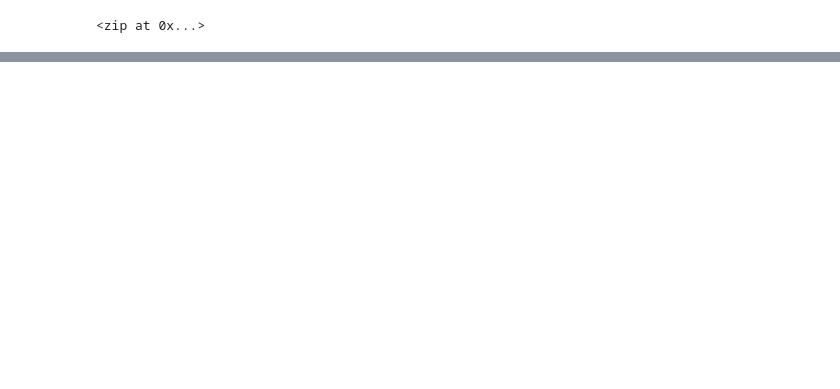
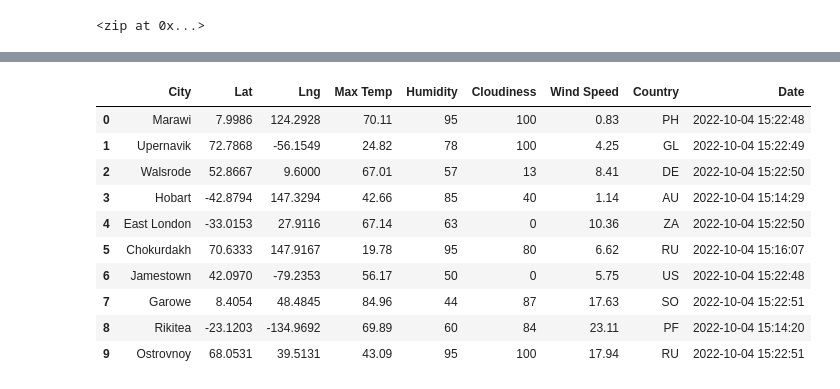
Before and after one commit to ezeokerita333/World_Weather_Analysis, a Jupyter notebook: WeatherPy.ipynb, the cells around one changed output, grey strips where cells are left out. Cells and saved outputs as stored; diff of their text form; code cells hidden in the pictures; blank space fills up the shorter version.

```diff
--- a/WeatherPy.ipynb
+++ b/WeatherPy.ipynb
@@ -30,0 +142,16 @@ len(cities)
+# %%
+# Convert the array of dictionaries to a Pandas DataFrame.
+city_data_df = pd.DataFrame(city_data)
+city_data_df.head(10)
+# %% [output]
+|  | City | Lat | Lng | Max Temp | Humidity | Cloudiness | Wind Speed | Country | Date |
+| 0 | Marawi | 7.9986 | 124.2928 | 70.11 | 95 | 100 | 0.83 | PH | 2022-10-04 15:22:48 |
+| 1 | Upernavik | 72.7868 | -56.1549 | 24.82 | 78 | 100 | 4.25 | GL | 2022-10-04 15:22:49 |
+| 2 | Walsrode | 52.8667 | 9.6000 | 67.01 | 57 | 13 | 8.41 | DE | 2022-10-04 15:22:50 |
+| 3 | Hobart | -42.8794 | 147.3294 | 42.66 | 85 | 40 | 1.14 | AU | 2022-10-04 15:14:29 |
+| 4 | East London | -33.0153 | 27.9116 | 67.14 | 63 | 0 | 10.36 | ZA | 2022-10-04 15:22:50 |
+| 5 | Chokurdakh | 70.6333 | 147.9167 | 19.78 | 95 | 80 | 6.62 | RU | 2022-10-04 15:16:07 |
+| 6 | Jamestown | 42.0970 | -79.2353 | 56.17 | 50 | 0 | 5.75 | US | 2022-10-04 15:22:48 |
+| 7 | Garowe | 8.4054 | 48.4845 | 84.96 | 44 | 87 | 17.63 | SO | 2022-10-04 15:22:51 |
+| 8 | Rikitea | -23.1203 | -134.9692 | 69.89 | 60 | 84 | 23.11 | PF | 2022-10-04 15:14:20 |
+| 9 | Ostrovnoy | 68.0531 | 39.5131 | 43.09 | 95 | 100 | 17.94 | RU | 2022-10-04 15:22:51 |
```
Also changed, not shown: parts of 9 cells of this notebook, 1 other file.
